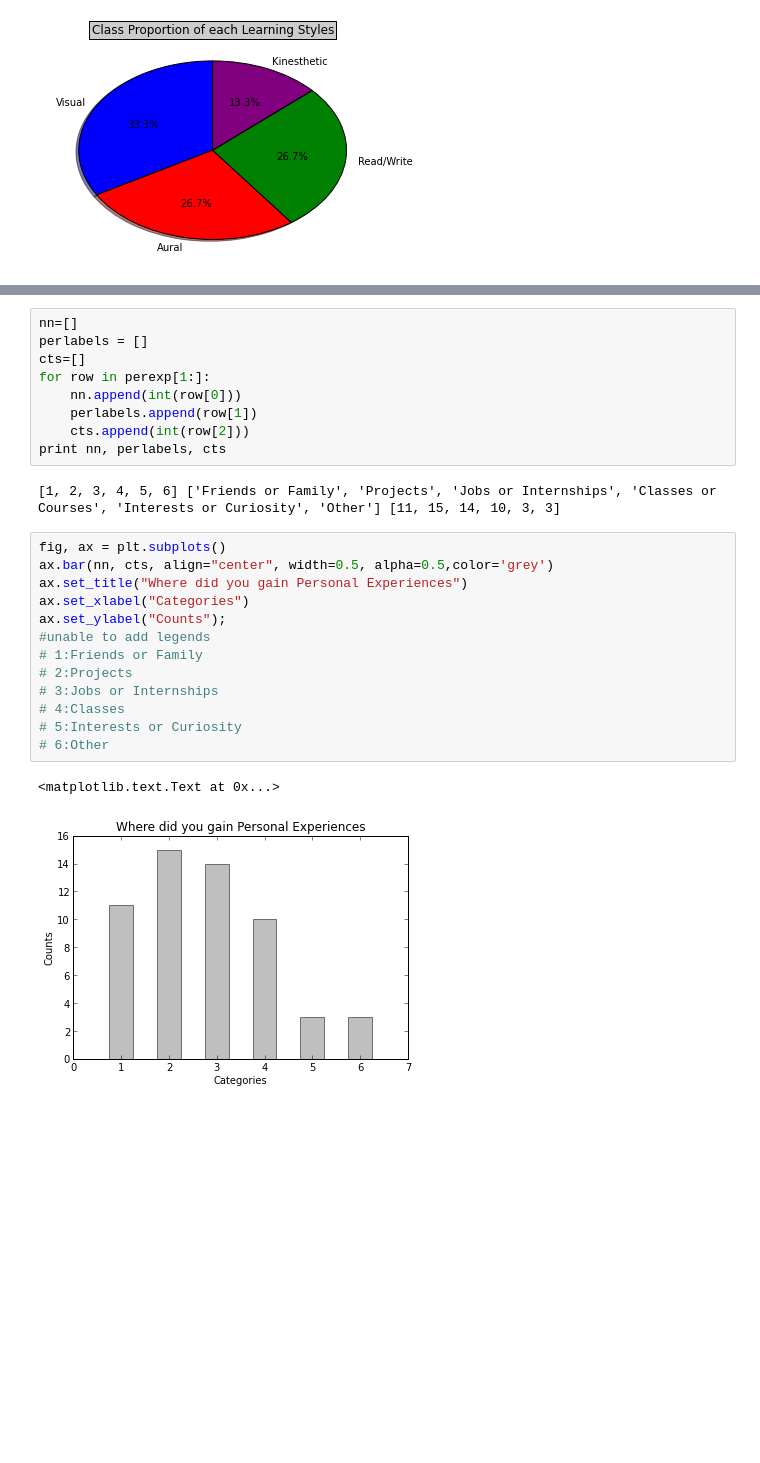
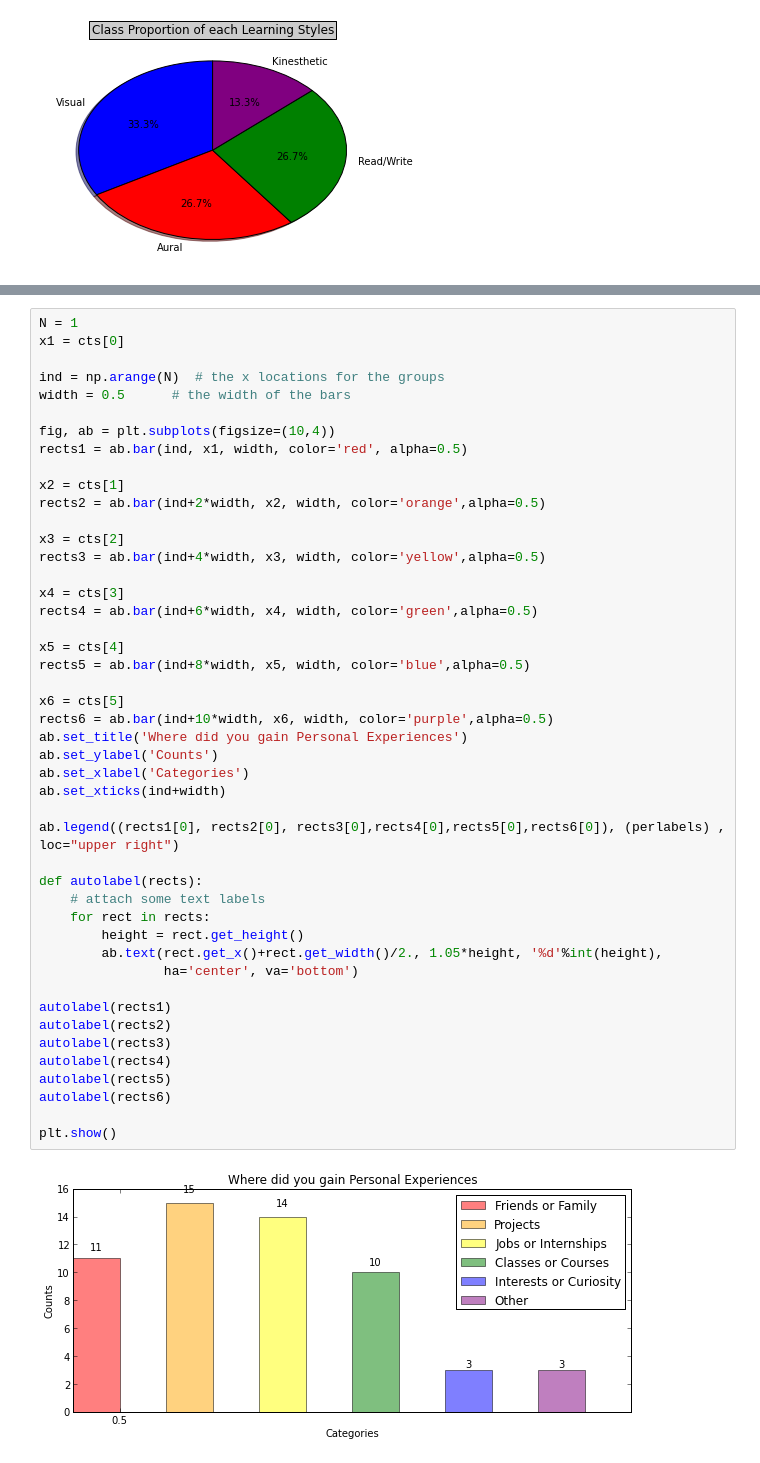
Before and after one commit to SunnySunnia/questionnaire_Group-1, a Jupyter notebook: Visual1.ipynb, the cells around one changed output, grey strips where cells are left out. Drawn from its saved outputs; the diff is of its cells as text; blank space fills up the shorter version.

```diff
--- a/Visual1.ipynb
+++ b/Visual1.ipynb
@@ -122,27 +165,48 @@ print perexp
-# %%
-nn=[]
-perlabels = []
-cts=[]
-for row in perexp[1:]:
-    nn.append(int(row[0]))
-    perlabels.append(row[1])
-    cts.append(int(row[2]))
-print nn, perlabels, cts
-# %% [output]
-[1, 2, 3, 4, 5, 6] ['Friends or Family', 'Projects', 'Jobs or Internships', 'Classes or Courses', 'Interests or Curiosity', 'Other'] [11, 15, 14, 10, 3, 3]
-# %%
-fig, ax = plt.subplots()
-ax.bar(nn, cts, align="center", width=0.5, alpha=0.5,color='grey')
-ax.set_title("Where did you gain Personal Experiences")
-ax.set_xlabel("Categories")
-ax.set_ylabel("Counts");
-#unable to add legends
-# 1:Friends or Family
-# 2:Projects
-# 3:Jobs or Internships
-# 4:Classes
-# 5:Interests or Curiosity
-# 6:Other
-# %% [output]
-<matplotlib.text.Text at 0x...>
-[figure, removed]
+# %%
+N = 1
+x1 = cts[0]
+
+ind = np.arange(N)  # the x locations for the groups
+width = 0.5      # the width of the bars
+
+fig, ab = plt.subplots(figsize=(10,4))
+rects1 = ab.bar(ind, x1, width, color='red', alpha=0.5)
+
+x2 = cts[1]
+rects2 = ab.bar(ind+2*width, x2, width, color='orange',alpha=0.5)
+
+x3 = cts[2]
+rects3 = ab.bar(ind+4*width, x3, width, color='yellow',alpha=0.5)
+
+x4 = cts[3]
+rects4 = ab.bar(ind+6*width, x4, width, color='green',alpha=0.5)
+
+x5 = cts[4]
+rects5 = ab.bar(ind+8*width, x5, width, color='blue',alpha=0.5)
+
+x6 = cts[5]
+rects6 = ab.bar(ind+10*width, x6, width, color='purple',alpha=0.5)
+ab.set_title('Where did you gain Personal Experiences')
+ab.set_ylabel('Counts')
+ab.set_xlabel('Categories')
+ab.set_xticks(ind+width)
+
+ab.legend((rects1[0], rects2[0], rects3[0],rects4[0],rects5[0],rects6[0]), (perlabels) , loc="upper right")
+
+def autolabel(rects):
+    # attach some text labels
+    for rect in rects:
+        height = rect.get_height()
+        ab.text(rect.get_x()+rect.get_width()/2., 1.05*height, '%d'%int(height),
+                ha='center', va='bottom')
+
+autolabel(rects1)
+autolabel(rects2)
+autolabel(rects3)
+autolabel(rects4)
+autolabel(rects5)
+autolabel(rects6)
+
+plt.show()
+# %% [output]
+[figure, added]
```
Also changed, not shown: parts of 16 cells of this notebook.
